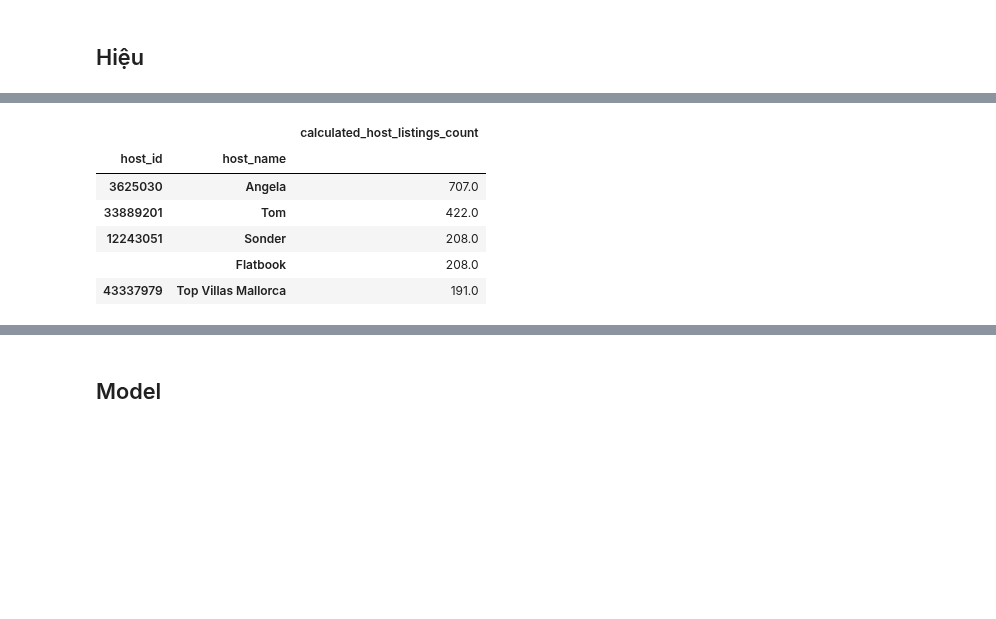
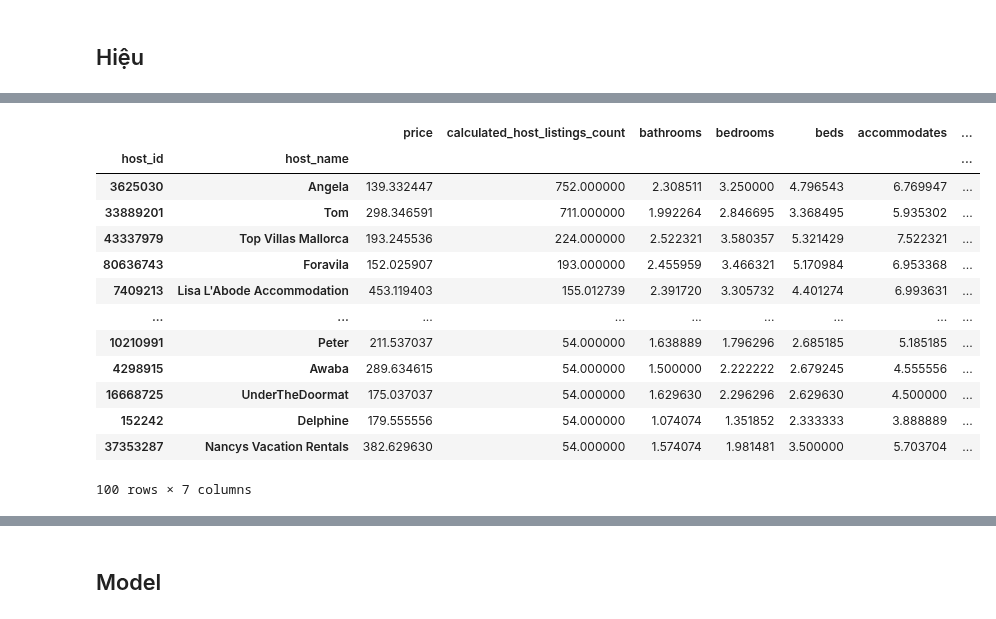
Before and after one commit to 19127592/PTDLUD, a Jupyter notebook: Project.ipynb, the cells around one changed output, grey strips where cells are left out. Saved outputs shown, nothing was run; the diff lists cells and outputs as text; code cells hidden in the pictures; blank space fills up the shorter version.

```diff
--- a/Project.ipynb
+++ b/Project.ipynb
@@ -349,11 +365,19 @@ Câu hỏi:
 # %%
-df2[['host_id','host_name','calculated_host_listings_count']].groupby(['host_id','host_name']).mean()\
-.sort_values('calculated_host_listings_count',ascending=False).head(5)
+df_host = df2[['host_id','host_name','price','calculated_host_listings_count','bathrooms','bedrooms','beds','accommodates','host_response_rate']].groupby(['host_id','host_name']).mean()\
+.sort_values('calculated_host_listings_count',ascending=False).head(100)
+df_host
 # %% [output]
-|  |  | calculated_host_listings_count |
-| host_id | host_name |  |
-| 3625030 | Angela | 707.0 |
-| 33889201 | Tom | 422.0 |
-| 12243051 | Sonder | 208.0 |
-|  | Flatbook | 208.0 |
-| 43337979 | Top Villas Mallorca | 191.0 |
+|  |  | price | calculated_host_listings_count | bathrooms | bedrooms | beds | accommodates | ... |
+| host_id | host_name |  |  |  |  |  |  | ... |
+| 3625030 | Angela | 139.332447 | 752.000000 | 2.308511 | 3.250000 | 4.796543 | 6.769947 | ... |
+| 33889201 | Tom | 298.346591 | 711.000000 | 1.992264 | 2.846695 | 3.368495 | 5.935302 | ... |
+| 43337979 | Top Villas Mallorca | 193.245536 | 224.000000 | 2.522321 | 3.580357 | 5.321429 | 7.522321 | ... |
+| 80636743 | Foravila | 152.025907 | 193.000000 | 2.455959 | 3.466321 | 5.170984 | 6.953368 | ... |
+| 7409213 | Lisa L'Abode Accommodation | 453.119403 | 155.012739 | 2.391720 | 3.305732 | 4.401274 | 6.993631 | ... |
+| ... | ... | ... | ... | ... | ... | ... | ... | ... |
+| 10210991 | Peter | 211.537037 | 54.000000 | 1.638889 | 1.796296 | 2.685185 | 5.185185 | ... |
+| 4298915 | Awaba | 289.634615 | 54.000000 | 1.500000 | 2.222222 | 2.679245 | 4.555556 | ... |
+| 16668725 | UnderTheDoormat | 175.037037 | 54.000000 | 1.629630 | 2.296296 | 2.629630 | 4.500000 | ... |
+| 152242 | Delphine | 179.555556 | 54.000000 | 1.074074 | 1.351852 | 2.333333 | 3.888889 | ... |
+| 37353287 | Nancys Vacation Rentals | 382.629630 | 54.000000 | 1.574074 | 1.981481 | 3.500000 | 5.703704 | ... |
+100 rows × 7 columns
```
Also changed, not shown: parts of 24 cells of this notebook.
